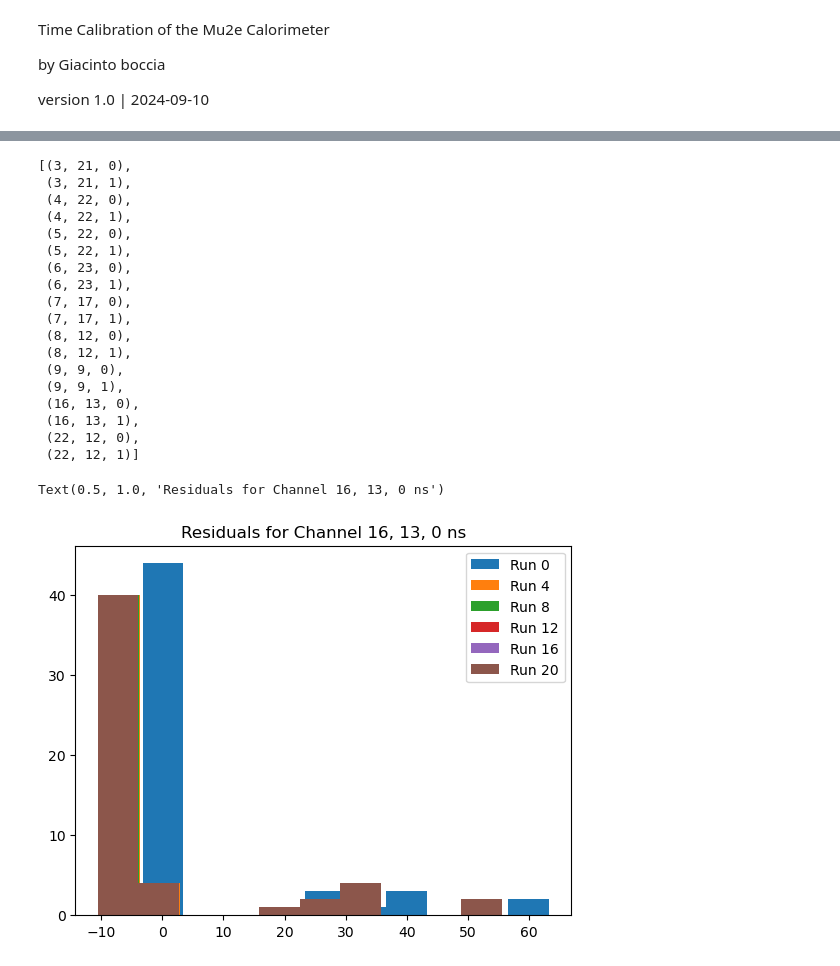
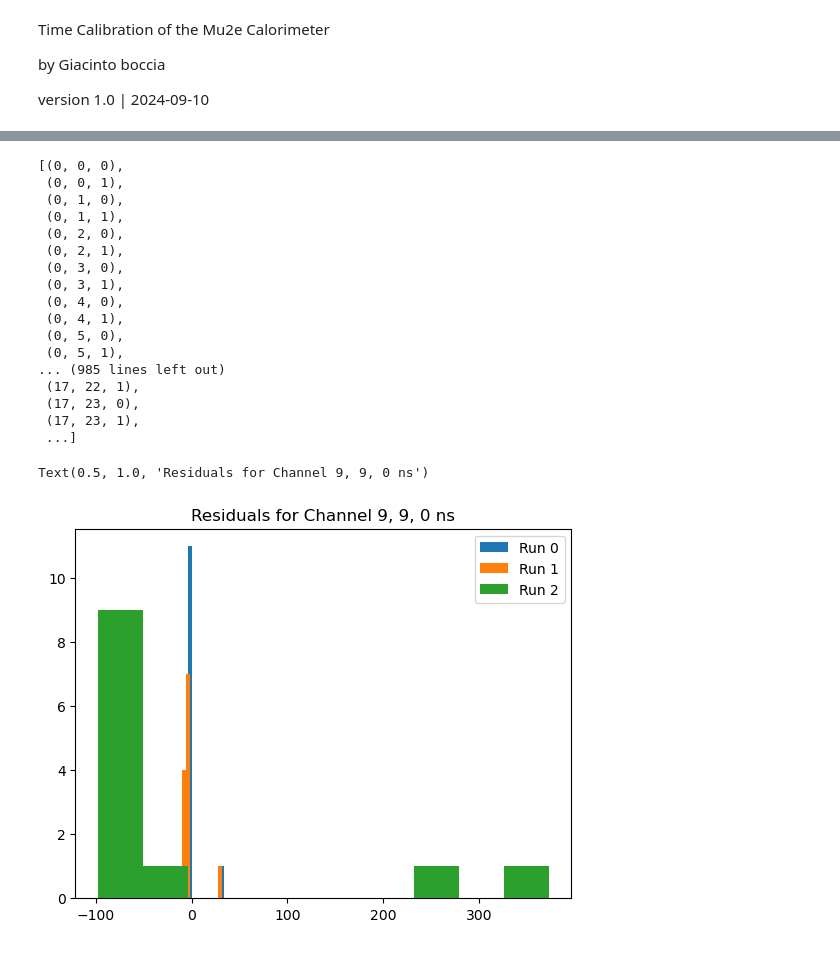
Before and after one commit to Mu2e/CaloCalibration, a Jupyter notebook: CosmicsCalib/vst/time_calibration/t_cal.ipynb, the cells around one changed output, grey strips where cells are left out. Cells and saved outputs as stored; diff of their text form; code cells hidden in the pictures.

```diff
--- a/CosmicsCalib/vst/time_calibration/t_cal.ipynb
+++ b/CosmicsCalib/vst/time_calibration/t_cal.ipynb
@@ -14,14 +14,14 @@ import quantities as pq
 from concurrent.futures import ProcessPoolExecutor, ThreadPoolExecutor
 # %%
 #Cut parameters
-YSPAN_CUT =         200 * pq.mm
+YSPAN_CUT =         300 * pq.mm
 HITNUM_CUT =        3       #6
 V_MIN_CUT =         300     #Use 338 for 15 MeV
 V_MAX_CUT =         800     #Use 675 for 30 MeV
 COS_THETA_CUT =     0.5     #0.2
 CHI_ON_NDF_CUT =    2       #2
 VERTICALS =         True    #Allows verticl events
-RES_NUM_CUT =       50      #Minimum number of residuals to calibrate a channel
+RES_NUM_CUT =       0      #Minimum number of residuals to calibrate a channel
 #constants
 CORR_FACTOR =   1
 N_ROWS =        36
@@ -193,7 +193,7 @@ with open(save_f_name, mode = 'w') as file:
                 print(row, col, sipm, cal_corection[row, col, sipm].item(), file= file, sep= ",")
 # %%
 #Sep of genreations to be displayed on graphs
-GRAPH_RUNS_STEP = 4
+GRAPH_RUNS_STEP = 1
 # %%
 #Plot the residuals
 fig, ax = plt.subplots()
@@ -314,32 +314,31 @@ for row in range(N_ROWS):
                 channels.append((row, col, sipm))
 channels
 # %% [output]
-[(3, 21, 0),
- (3, 21, 1),
- (4, 22, 0),
- (4, 22, 1),
- (5, 22, 0),
- (5, 22, 1),
- (6, 23, 0),
- (6, 23, 1),
- (7, 17, 0),
- (7, 17, 1),
- (8, 12, 0),
- (8, 12, 1),
- (9, 9, 0),
- (9, 9, 1),
- (16, 13, 0),
- (16, 13, 1),
- (22, 12, 0),
- (22, 12, 1)]
+[(0, 0, 0),
+ (0, 0, 1),
+ (0, 1, 0),
+ (0, 1, 1),
+ (0, 2, 0),
+ (0, 2, 1),
+ (0, 3, 0),
+ (0, 3, 1),
+ (0, 4, 0),
+ (0, 4, 1),
+ (0, 5, 0),
+ (0, 5, 1),
+... (985 lines left out)
+ (17, 22, 1),
+ (17, 23, 0),
+ (17, 23, 1),
+ ...]
 # %%
 #Draw the distribution of the residuals for a specific chennel
-channel = "16, 13, 0"
+channel = "9, 9, 0"
 for run in range(0, n_runs, GRAPH_RUNS_STEP):
     residuals = res_arr_list[run]
     plt.hist(residuals[channel], label= "Run " + str(run))
 plt.legend()
 plt.title("Residuals for Channel " + channel + " ns")
 # %% [output]
-Text(0.5, 1.0, 'Residuals for Channel 16, 13, 0 ns')
+Text(0.5, 1.0, 'Residuals for Channel 9, 9, 0 ns')
-[figure, old version]
+[figure, new version]
```
Also changed, not shown: parts of 7 cells of this notebook.
